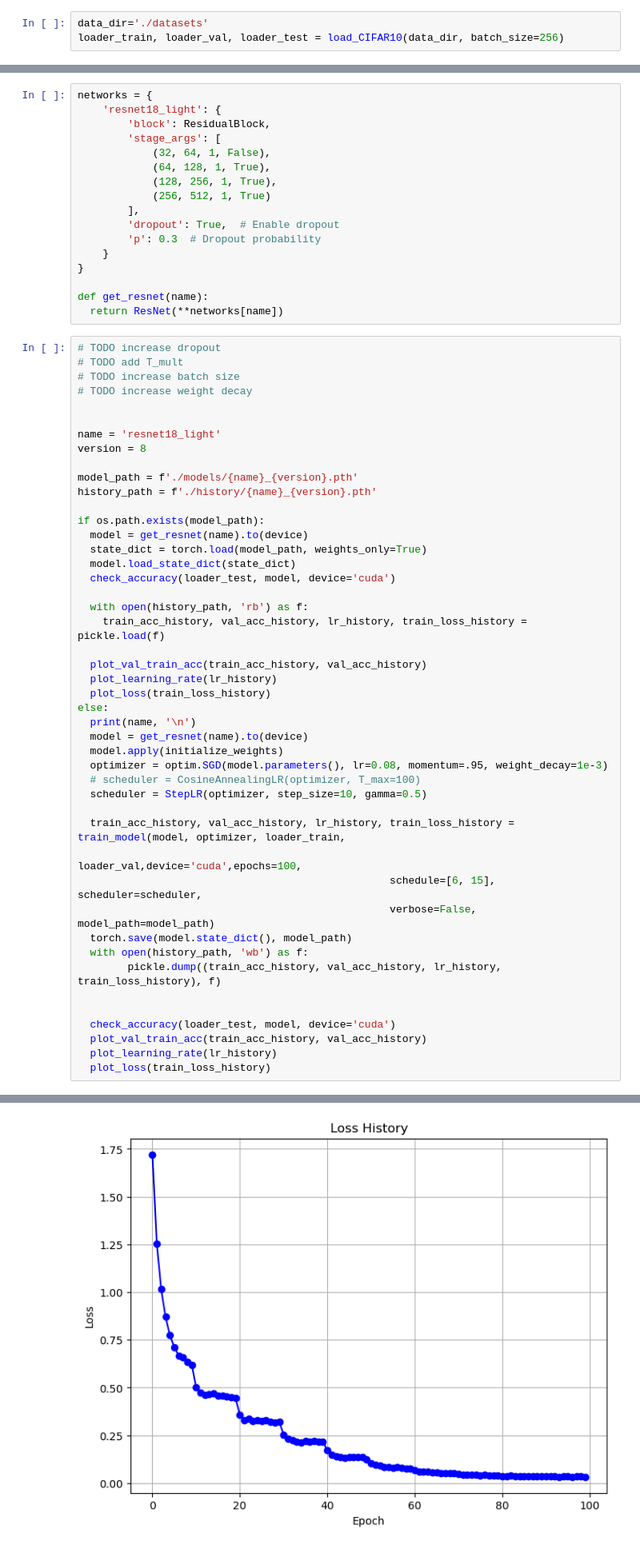
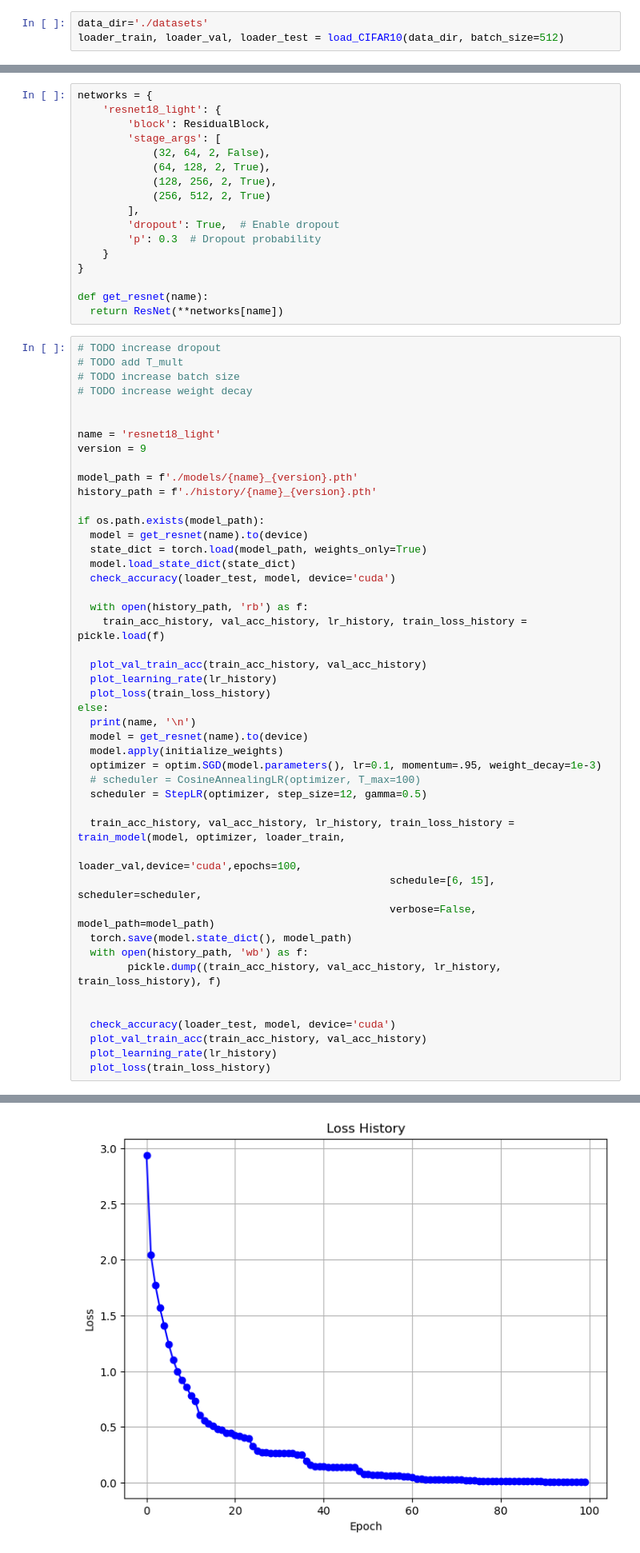
Before and after one commit to mmahdin/CI_CNNProject_Fall2024, a Jupyter notebook: Phase-1/ph1.ipynb, the cells around one changed output, grey strips where cells are left out. Shown: that part at 80% size. Drawn from its saved outputs; the diff is of its cells as text.

Commit message:
ph1: acc=93.38; use StepLR as scheduler

```diff
--- a/Phase-1/ph1.ipynb
+++ b/Phase-1/ph1.ipynb
@@ -40,7 +40,7 @@ print(device)
 cuda
 # %%
 data_dir='./datasets'
-loader_train, loader_val, loader_test = load_CIFAR10(data_dir, batch_size=256)
+loader_train, loader_val, loader_test = load_CIFAR10(data_dir, batch_size=512)
 # %% [output]
 Files already downloaded and verified
 Files already downloaded and verified
@@ -60,10 +60,10 @@ networks = {
     'resnet18_light': {
         'block': ResidualBlock,
         'stage_args': [
-            (32, 64, 1, False),
-            (64, 128, 1, True),
-            (128, 256, 1, True),
-            (256, 512, 1, True)
+            (32, 64, 2, False),
+            (64, 128, 2, True),
+            (128, 256, 2, True),
+            (256, 512, 2, True)
         ],
         'dropout': True,  # Enable dropout
         'p': 0.3  # Dropout probability
@@ -80,7 +80,7 @@ def get_resnet(name):
 
 
 name = 'resnet18_light'
-version = 8
+version = 9
 
 model_path = f'./models/{name}_{version}.pth'
 history_path = f'./history/{name}_{version}.pth'
@@ -101,9 +101,9 @@ else:
   print(name, '\n')
   model = get_resnet(name).to(device)
   model.apply(initialize_weights)
-  optimizer = optim.SGD(model.parameters(), lr=0.08, momentum=.95, weight_decay=1e-3)
+  optimizer = optim.SGD(model.parameters(), lr=0.1, momentum=.95, weight_decay=1e-3)
   # scheduler = CosineAnnealingLR(optimizer, T_max=100)
-  scheduler = StepLR(optimizer, step_size=10, gamma=0.5)
+  scheduler = StepLR(optimizer, step_size=12, gamma=0.5)
 
   train_acc_history, val_acc_history, lr_history, train_loss_history = train_model(model, optimizer, loader_train,
                                                   loader_val,device='cuda',epochs=100,
@@ -141 +141 @@ Validation accuracy: 9235 / 10000 (92.35%)
-[figure, old version]
+[figure, new version]
```
Also changed, not shown: parts of 1 cell of this notebook, 1 other file.
